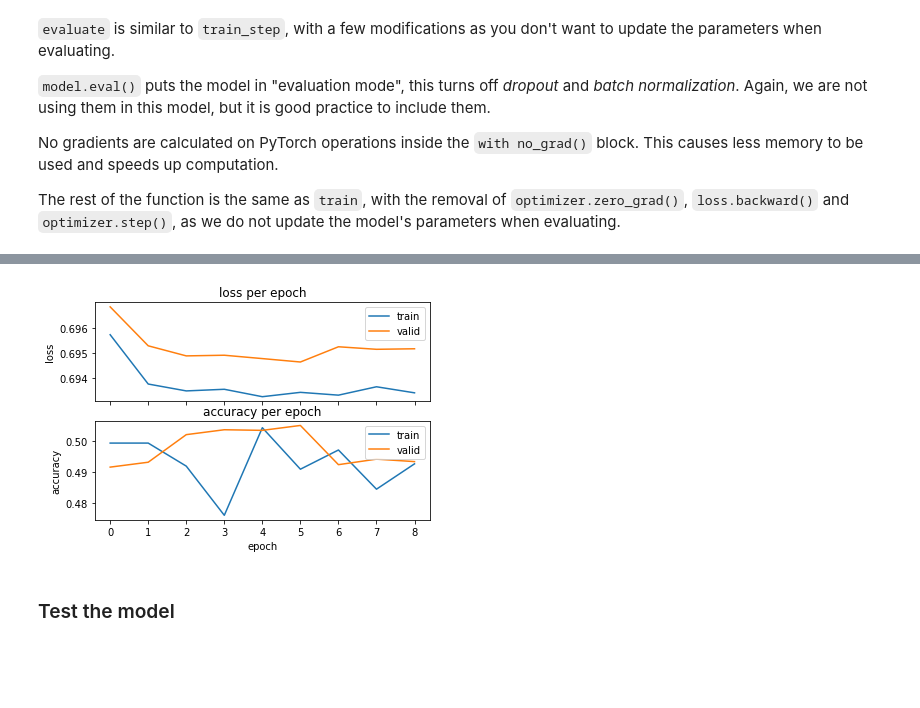
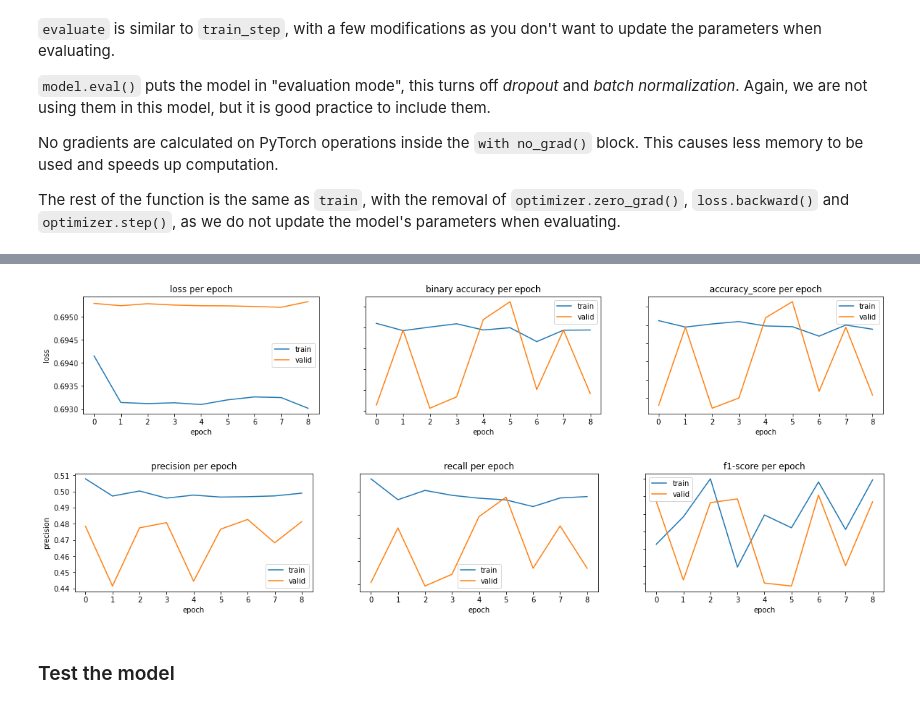
Before and after one commit to Tikquuss/imbd, a Jupyter notebook: notebook.ipynb, the cells around one changed output, grey strips where cells are left out. Cells and saved outputs as stored; diff of their text form; code cells hidden in the pictures; blank space fills up the shorter version.

Commit message:
train all models

```diff
--- a/notebook.ipynb
+++ b/notebook.ipynb
@@ -58,7 +61,7 @@ The hidden dimension is the size of the hidden states. This is usually around 10
 
 The output dimension is usually the number of classes, however in the case of only 2 classes the output value is between 0 and 1 and thus can be 1-dimensional, i.e. a single scalar real number.
 # %%
-trainer = Trainer(
+rnn_trainer = Trainer(
     model = RNN(
         input_dim = 1, # will be update to len(dataset["TEXT"].vocab) during compilation
         embedding_dim = 100,
@@ -74,12 +77,14 @@ The loss function here is binary cross entropy with logits. Our model currently
 We then use this this bound scalar to calculate the loss using binary cross entropy.
 The BCEWithLogitsLoss criterion carries out both the sigmoid and the binary cross entropy steps.
 # %%
-trainer.compile(
+rnn_trainer.compile(
     optimizer = "SGD", # algorithm we use to update the parameters of the module
     criterion = "BCEWithLogitsLoss", # loss function
     seed = 1234, # random seeds for reproducibility
+    train_n_samples = 25000, # number of training examples to consider (0 < train_n_samples <= 25000)
     split_ratio = 0.8, # ratio of training data to use for training, the rest for validation
-    batch_size = 64, # batch size
+    test_n_samples  = 25000, # number of test examples to consider (0 < test_n_samples <= 25000)
+    batch_size = 128, # batch size
     max_vocab_size = 25000 # maximun token in the vocabulary
 )
 # %% [output]
@@ -144,9 +149,10 @@ No gradients are calculated on PyTorch operations inside the `with no_grad()` bl
 
 The rest of the function is the same as `train`, with the removal of `optimizer.zero_grad()`, `loss.backward()` and `optimizer.step()`, as we do not update the model's parameters when evaluating.
 # %%
-stats = trainer.train(
-    max_epochs = 50, # maximun number of epochs
+stats = rnn_trainer.train(
+    max_epochs = 10, # maximun number of epochs
     improving_limit = 2, # If the precision of the model does not improve during `improving_limit` epoch, we stop training and keep the best model.
+    eval_metric = "accuracy_score", # evaluation metric : 'loss', 'binary_accuracy', 'accuracy_score', 'precision', 'recall', 'f1-score'
     dump_id = "" # identifier to distinguish models in the serialization folder, is by default equal to the name of the base model
 )
 # %% [output]
@@ -170,7 +176,8 @@ Epoch: 09 | Epoch Time: 0m 4s
 # %%
-trainer.plot_statistics(statistics = stats)
+rnn_trainer.plot_statistics(statistics = stats, figsize=(20,3))
 # %% [output]
-[figure, old version]
+[figure, new version]
+[figure, added]
 # %% [markdown]
 ### Test the model
 # %%
```
Also changed, not shown: parts of 62 cells of this notebook, 8 other files.
